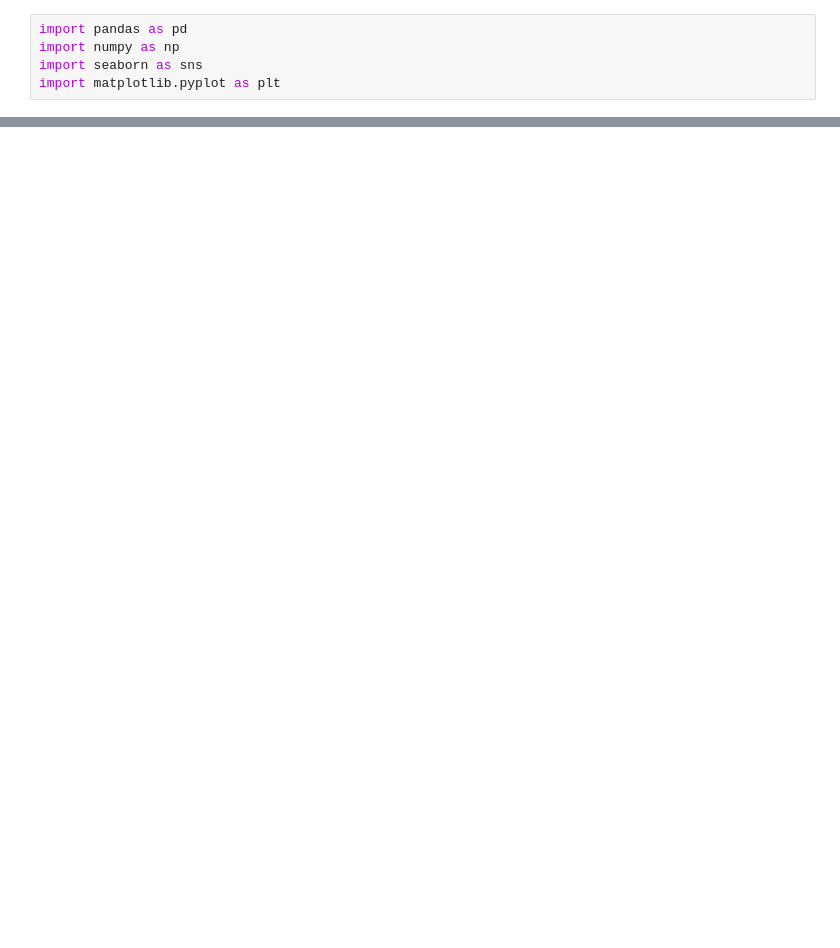
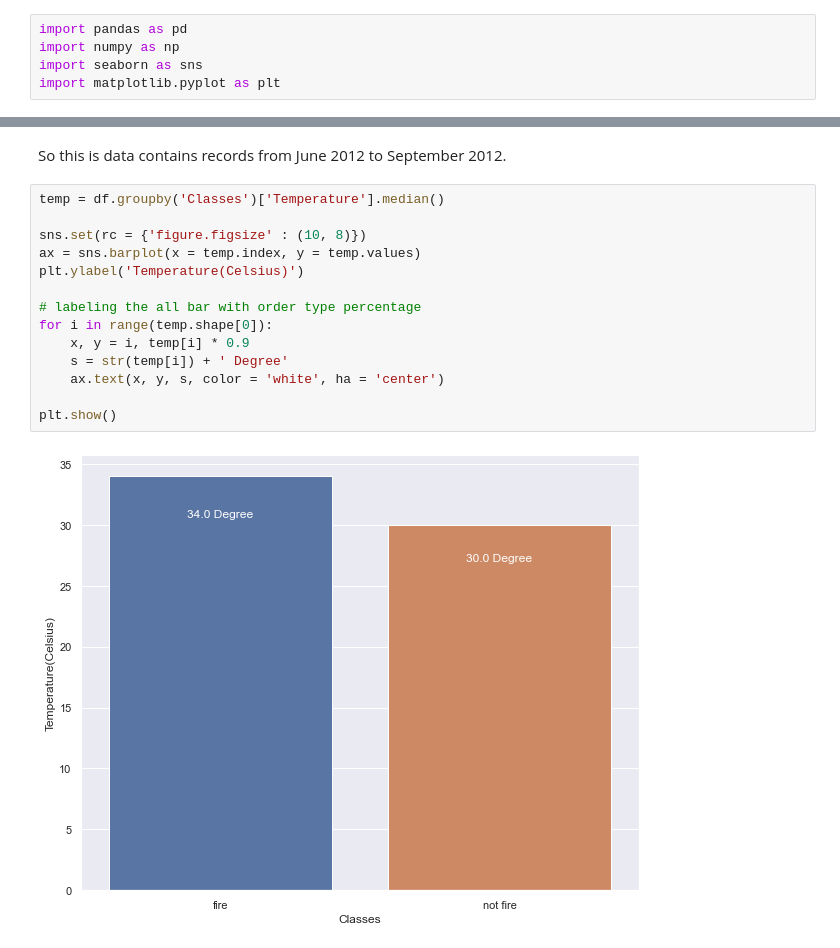
Before and after one commit to ganeshss0/Algerian_Forest_Fire, a Jupyter notebook: Notebooks/1.0-initial-data-exploration.ipynb, the cells around one changed output, grey strips where cells are left out. Cells and saved outputs as stored; diff of their text form; blank space fills up the shorter version.

```diff
--- a/Notebooks/1.0-initial-data-exploration.ipynb
+++ b/Notebooks/1.0-initial-data-exploration.ipynb
@@ -17,0 +189,18 @@ from src.compo
+# %% [markdown]
+So this is data contains records from June 2012 to September 2012.
+# %%
+temp = df.groupby('Classes')['Temperature'].median()
+
+sns.set(rc = {'figure.figsize' : (10, 8)})
+ax = sns.barplot(x = temp.index, y = temp.values)
+plt.ylabel('Temperature(Celsius)')
+
+# labeling the all bar with order type percentage
+for i in range(temp.shape[0]):
+    x, y = i, temp[i] * 0.9
+    s = str(temp[i]) + ' Degree'
+    ax.text(x, y, s, color = 'white', ha = 'center')
+
+plt.show()
+# %% [output]
+[figure, added]
```
Also changed, not shown: parts of 40 cells of this notebook, 15 other files.
